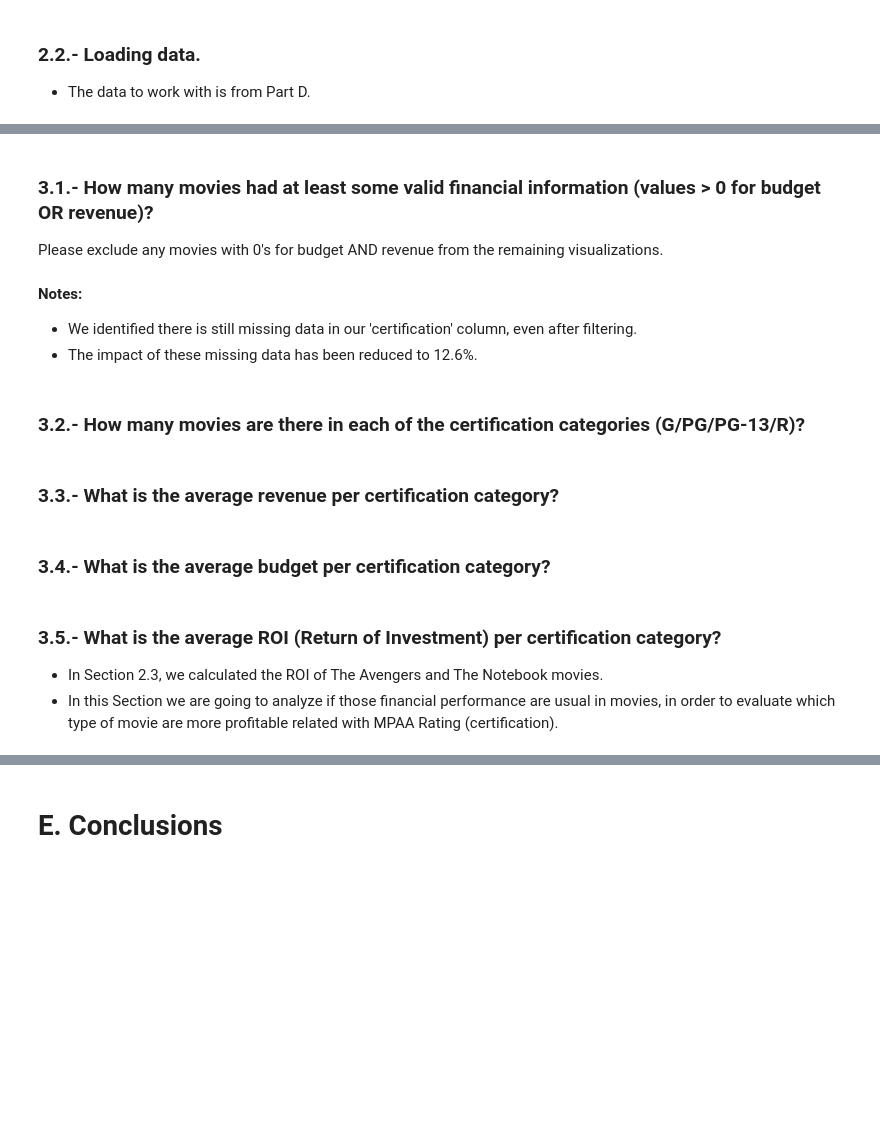
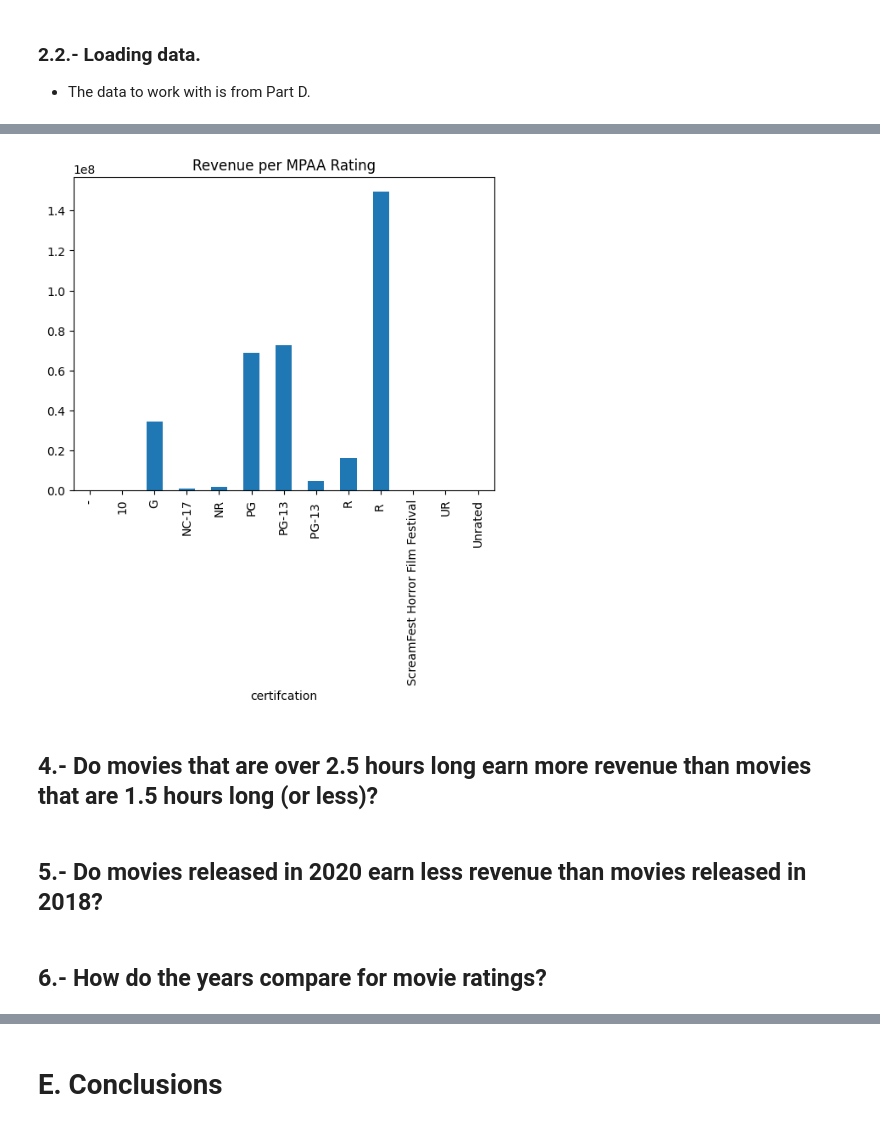
Before and after one commit to edleafvirtual/Project-3-IMDb-Successful-movie, a Jupyter notebook: Part E - A-B Testing.ipynb, the cells around one changed output, grey strips where cells are left out. Cells and saved outputs as stored; diff of their text form; code cells hidden in the pictures; blank space fills up the shorter version.

```diff
--- a/Part E - A-B Testing.ipynb
+++ b/Part E - A-B Testing.ipynb
@@ -72,17 +103,7 @@ df.head(5)
-# %% [markdown]
-### 3.1.- How many movies had at least some valid financial information (values > 0 for budget OR revenue)?
-Please exclude any movies with 0's for budget AND revenue from the remaining visualizations.
-# %% [markdown]
-**Notes:**
-- We identified there is still missing data in our 'certification' column, even after filtering.
-- The impact of these missing data has been reduced to 12.6%.
-# %% [markdown]
-### 3.2.- How many movies are there in each of the certification categories (G/PG/PG-13/R)?
-# %% [markdown]
-### 3.3.- What is the average revenue per certification category?
-# %% [markdown]
-### 3.4.- What is the average budget per certification category?
-# %% [markdown]
-### 3.5.- What is the average ROI (Return of Investment) per certification category?
-- In Section 2.3, we calculated the ROI of The Avengers and The Notebook movies.
-- In this Section we are going to analyze if those financial performance are usual in movies, in order to evaluate which type of movie are more profitable related with MPAA Rating (certification).
+# %%
+# Before move forward let have a quick look.
+tmbd_df.groupby('certifcation')['revenue'].mean().plot(kind='bar', title='Revenue per MPAA Rating');
+# %% [output]
+[figure, added]
+# %% [markdown]
+## 4.- Do movies that are over 2.5 hours long earn more revenue than movies that are 1.5 hours long (or less)?
@@ -88,0 +112,2 @@ Please exclude any movies with 0's for budget AND revenue from the remaining vis
+# %% [markdown]
+## 5.- Do movies released in 2020 earn less revenue than movies released in 2018?
@@ -88,0 +116,2 @@ Please exclude any movies with 0's for budget AND revenue from the remaining vis
+# %% [markdown]
+## 6.- How do the years compare for movie ratings?
```
Also changed, not shown: parts of 22 cells of this notebook.
